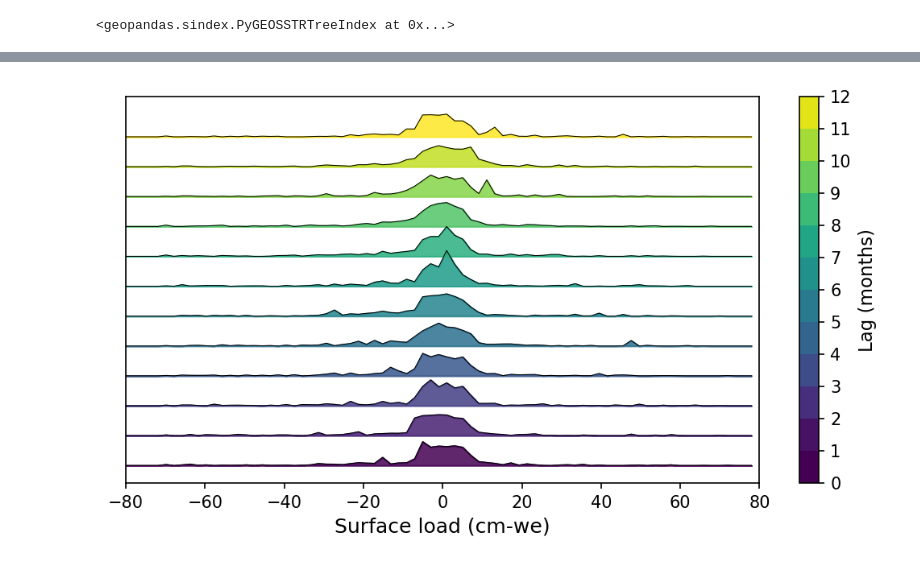
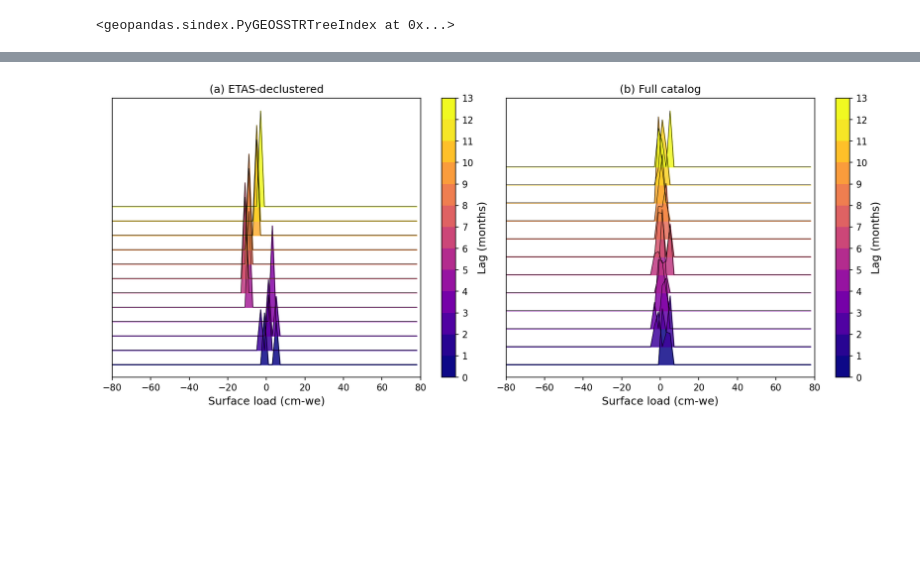
Before and after one commit to amandasyamsul/SLIQ, a Jupyter notebook: SLIQ-by-JPL-mascon-lag.ipynb, the cells around one changed output, grey strips where cells are left out. Cells and saved outputs as stored; diff of their text form; code cells hidden in the pictures; blank space fills up the shorter version.

```diff
--- a/SLIQ-by-JPL-mascon-lag.ipynb
+++ b/SLIQ-by-JPL-mascon-lag.ipynb
@@ -105,9 +106,11 @@ def calc_cp_by_mascon_lag(catalog_gdf, loads, taus):
     """
 
     grace_times = loads.time.values.astype("datetime64[M]")  # monthly timestamps
-    cp_all_mascons = []  # list of (n_tau, n_bins) arrays for each mascon
+    cp_all_mascons = []
+    used_mascon_ids = []
 
     for i in range(len(mascon_id)):
+
         center_point = Point(mascon_center_lon[i], mascon_center_lat[i])
         bbox = center_point.buffer(cap_radius_deg)
         bbox_gdf = gpd.GeoDataFrame([1], geometry=[bbox], crs="EPSG:4326")
@@ -149,10 +152,11 @@ def calc_cp_by_mascon_lag(catalog_gdf, loads, taus):
             cp_by_tau.append(cp_tau * E)
 
         cp_all_mascons.append(np.vstack(cp_by_tau))  # shape (n_tau, n_bins)
+        used_mascon_ids.append(mascon_id[i])
 
     cp_all_mascons = np.array(cp_all_mascons)  # shape (n_mascon, n_tau, n_bins)
     # cp_tau_mean = np.nanmean(cp_all_mascons, axis=0)  # average cp (given a tau lag) across all mascons
 
-    return cp_all_mascons, bins, taus
+    return used_mascon_ids, cp_all_mascons, bins, taus
 # %%
-cp_all, bins, taus = calc_cp_by_mascon_lag(catalog_gdf_full, lwe_data, np.arange(1, 13))
+used_mascon_ids_all, cp_all, bins, taus = calc_cp_by_mascon_lag(catalog_gdf_full, lwe_data, np.arange(1, 13))
@@ -161,2 +179,2 @@ cp_all, bins, taus = calc_cp_by_mascon_lag(catalog_gdf_full, lwe_data, np.arange
 # %%
-etas_cp_all, etas_bins, etas_taus = calc_cp_by_mascon_lag(catalog_gdf_etas, lwe_data, np.arange(1, 13))
+etas_used_mascon_ids, etas_cp_all, etas_bins, etas_taus = calc_cp_by_mascon_lag(catalog_gdf_etas, lwe_data, np.arange(1, 13))
@@ -238,30 +317,50 @@ plt.show()
 # %%
-fig, ax = plt.subplots(figsize=(7, 4), dpi=150)
 
+fs=12
+fig, axes = plt.subplots(1, 2, figsize=(12, 5), dpi=150, constrained_layout=True)
+
+spacing = 0.15
+colors = plt.cm.plasma(np.linspace(0, 1, len(taus)))
+
+# (a) ETAS-declustered
 offset = 0
-spacing = 0.15
-colors = plt.cm.viridis(np.linspace(0, 1, len(taus)))
+ax = axes[0]
+for i, tau in enumerate(taus):
+    y = etas_cp_tau_norm[i]
+    ax.fill_between(bins[:-1], offset, y + offset, color=colors[i], alpha=0.85)
+    ax.plot(bins[:-1], y + offset, color='k', lw=0.5)
+    offset += spacing
+ax.set_title('(a) ETAS-declustered', fontsize=fs)
+ax.set_xlabel('Surface load (cm-we)', fontsize=fs)
+ax.set_xlim(bins[0], bins[-1])
+ax.set_yticks([])
 
+norm = mpl.colors.Normalize(vmin=min(taus), vmax=max(taus))
+sm = plt.cm.ScalarMappable(cmap='plasma', norm=norm)
+sm.set_array([])
+bounds = np.linspace(0, 13, 14)
+cbar = plt.colorbar(sm, ax=ax, pad=0.05, ticks=bounds,boundaries=bounds)
+cbar.set_label('Lag (months)', fontsize=fs)
+
+# (b) Full catalog
+offset = 0
+ax = axes[1]
 for i, tau in enumerate(taus):
     y = cp_tau_norm[i]
     ax.fill_between(bins[:-1], offset, y + offset, color=colors[i], alpha=0.85)
     ax.plot(bins[:-1], y + offset, color='k', lw=0.5)
     offset += spacing
 
-ax.set_xlabel('Surface load (cm-we)', fontsize=12)
-# ax.set_ylabel('Lag (stacked)', fontsize=12)
+ax.set_title('(b) Full catalog', fontsize=fs)
+ax.set_xlabel('Surface load (cm-we)', fontsize=fs)
 ax.set_xlim(bins[0], bins[-1])
 ax.set_yticks([])
 
-# --- Add colorbar legend for τ ---
-norm = mpl.colors.Normalize(vmin=min(taus), vmax=max(taus))
-sm = plt.cm.ScalarMappable(cmap='viridis', norm=norm)
-sm.set_array([])
-bounds = np.linspace(0, 12, 13)
 cbar = plt.colorbar(sm, ax=ax, pad=0.05, ticks=bounds,boundaries=bounds)
-cbar.set_label('Lag (months)', fontsize=11)
+cbar.set_label('Lag (months)', fontsize=fs)
 
-plt.tight_layout()
+
+
 plt.show()
 # %% [output]
-[figure, old version]
+[figure, new version]
```
Also changed, not shown: parts of 15 cells of this notebook.
